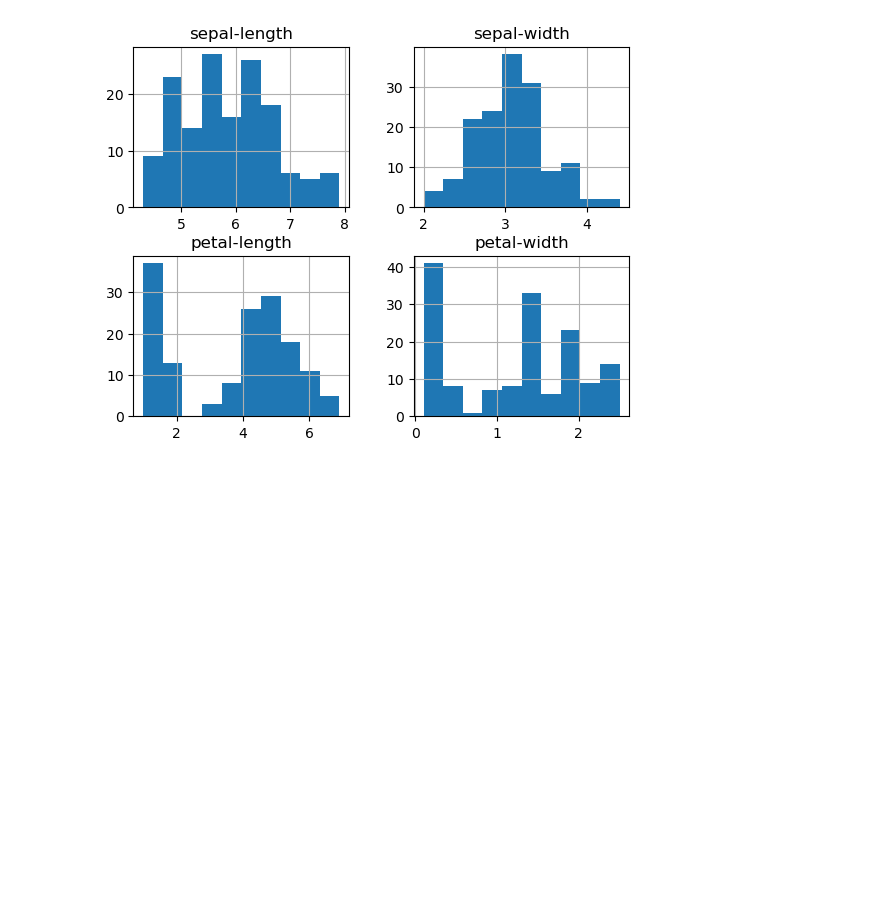
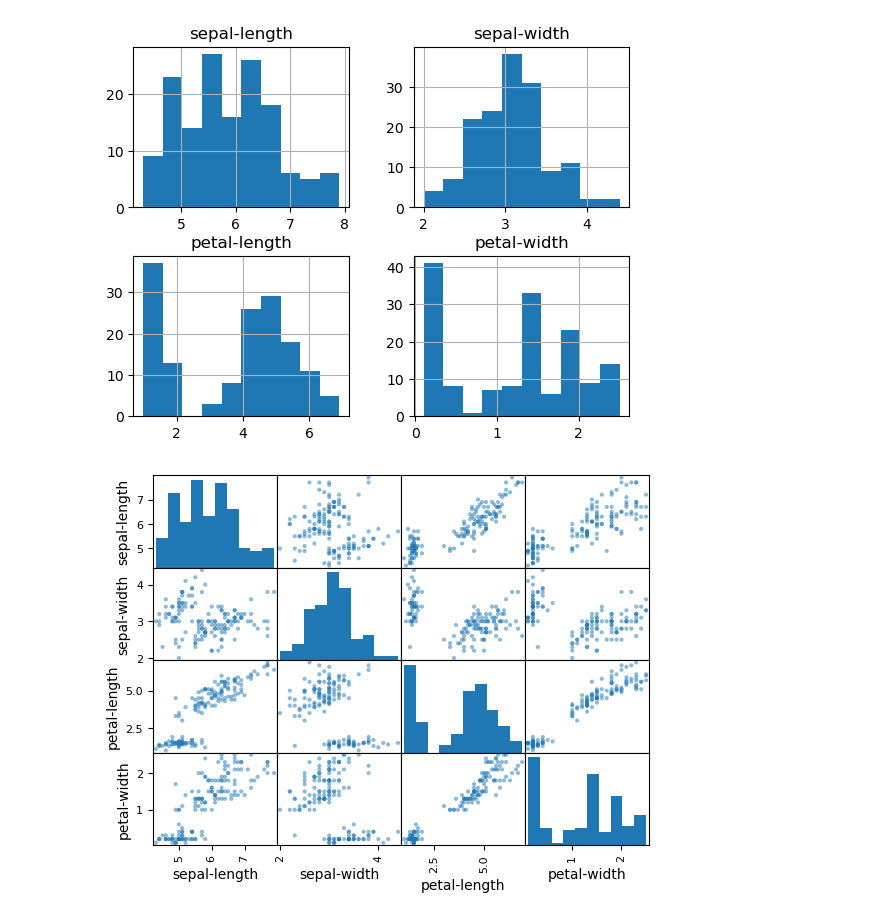
Before and after one commit to NgeruSK/Flower-Classifier-Algorithm, a Jupyter notebook: Flower Classifications.ipynb, the cells around one changed output. Cells and saved outputs as stored; diff of their text form; code cells hidden in the pictures; blank space fills up the shorter version.

Commit message:
scatter variations

```diff
--- a/Flower Classifications.ipynb
+++ b/Flower Classifications.ipynb
@@ -55,3 +56,9 @@ df.hist()
 plt.show()
 # %% [output]
 [figure]
+# %%
+#multivariate distribution
+pd.plotting.scatter_matrix(df)
+plt.show()
+# %% [output]
+[figure, added]
```
Also changed, not shown: parts of 1 cell of this notebook.
